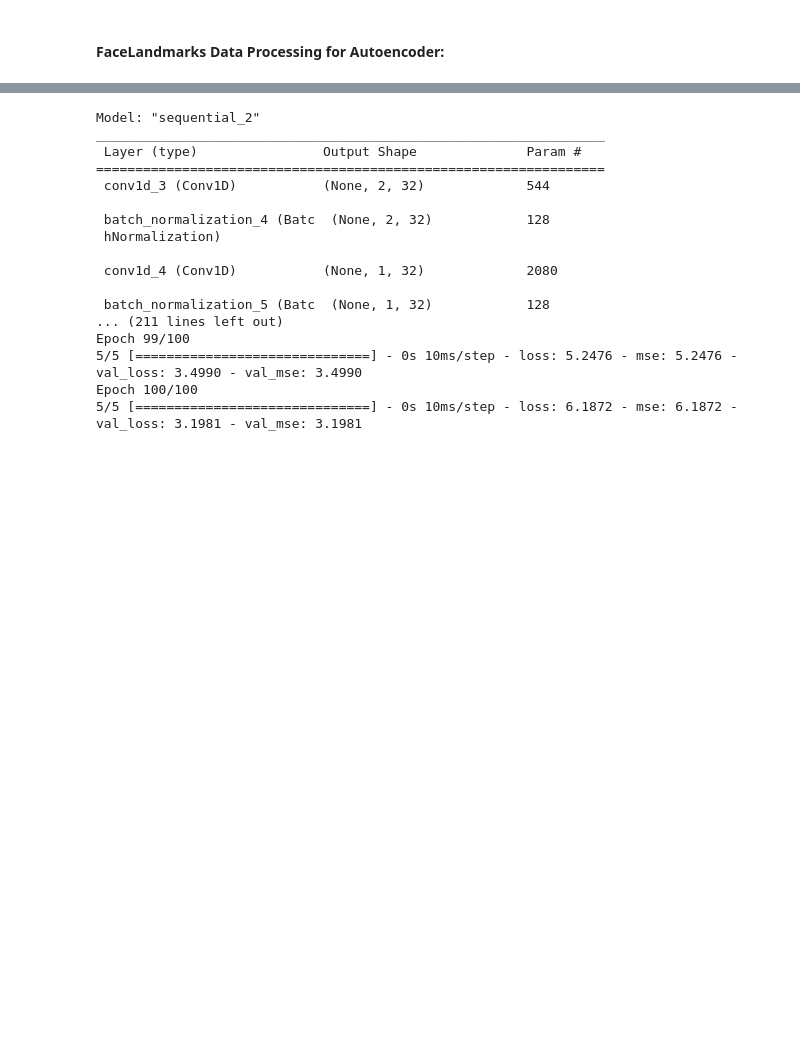
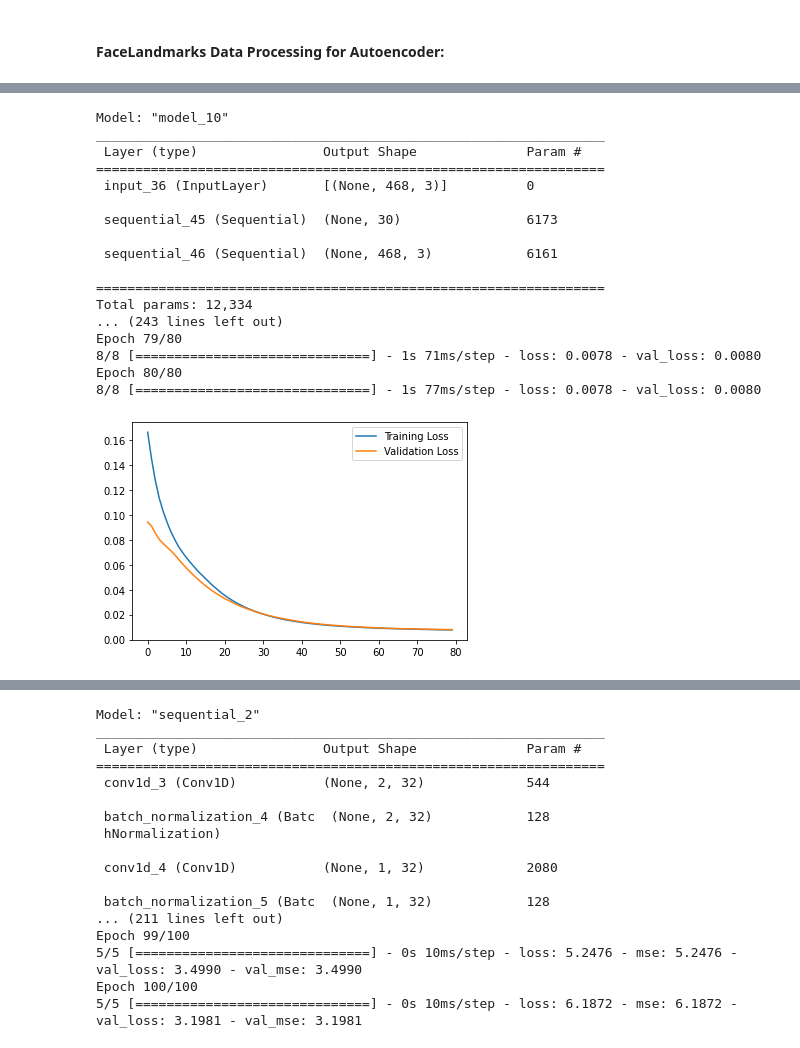
Before and after one commit to drbz-zhou/MoCaPose, a Jupyter notebook: Face/Mocapaci_DataProcessing.ipynb, the cells around one changed output, grey strips where cells are left out. Drawn from its saved outputs; the diff is of its cells as text; code cells hidden in the pictures; blank space fills up the shorter version.

```diff
--- a/Face/Mocapaci_DataProcessing.ipynb
+++ b/Face/Mocapaci_DataProcessing.ipynb
@@ -318 +315,79 @@ Epoch 80/80
+# %%
+#1D-CNN Autoencoder (Latent Space = Flaten Vector):
+
+# Parameters:
+dropoutrate = 0.2
+kernel_size = 3
+encoded_dim = 15
+
+#Build Encoder.
+encoder_vector = Sequential([
+Conv1D(filters = 10, kernel_size = kernel_size, activation='relu', padding='same', kernel_initializer = "he_uniform", input_shape= (total_instances_trans.shape[1], total_instances_trans.shape[2])),
+MaxPooling1D(3),
+BatchNormalization(),
+Dropout(dropoutrate),
+Conv1D(filters = 20, kernel_size = kernel_size, activation='relu', padding='same', kernel_initializer = "he_uniform"),
+MaxPooling1D(3),
+BatchNormalization(),
+Dropout(dropoutrate),
+Conv1D(filters = 40, kernel_size = kernel_size, activation='relu', padding='same', kernel_initializer = "he_uniform"),
+MaxPooling1D(2),
+BatchNormalization(),
+Dropout(dropoutrate),
+Conv1D(filters = 3, kernel_size = kernel_size, activation='leaky_relu', padding='same', kernel_initializer = "he_uniform"),
+Flatten(),
+Dense(encoded_dim, activation='relu', kernel_initializer = "he_uniform"),
+])
+
+#Build Decoder.
+decoder_vector = Sequential ([
+Dense(78, activation='relu', kernel_initializer = "he_uniform", input_shape=(encoded_dim,)),
+Reshape((26,3)),
+Conv1D(filters = 40, kernel_size = kernel_size, padding='same', activation='relu', kernel_initializer = "he_uniform"),
+UpSampling1D(2),
+BatchNormalization(),
+Conv1D(filters = 20, kernel_size = kernel_size, padding='same', activation='relu', kernel_initializer = "he_uniform"),
+UpSampling1D(3),
+BatchNormalization(),
+Conv1D(filters=10, kernel_size = kernel_size, padding='same', activation='relu', kernel_initializer = "he_uniform"),
+UpSampling1D(3),
+BatchNormalization(),
+Conv1D(filters=3, kernel_size = 1, padding="same", kernel_initializer = "he_uniform", activation = "sigmoid")
+])
+
+#Merge models to Autoencoder.
+input = Input(shape=(total_instances_trans.shape[1], total_instances_trans.shape[2]))
+output = encoder_vector(input)
+output = decoder_vector(output)
+conv_autoencoder_vector = Model(inputs = input, outputs = output)
+nadam = Nadam(learning_rate=0.001, beta_1=0.9, beta_2=0.999, epsilon=1e-07)
+conv_autoencoder_vector.compile(optimizer=nadam, loss='mse')
+conv_autoencoder_vector.summary()
+conv_autoencoder_vector.layers[1].summary()
+conv_autoencoder_vector.layers[2].summary()
+history = conv_autoencoder_vector.fit(train, train, batch_size=32, epochs=80, validation_split=0.2)
+
+plt.plot(history.history["loss"], label="Training Loss")
+plt.plot(history.history["val_loss"], label="Validation Loss")
+plt.legend()
+plt.show()
+# %% [output]
+Model: "model_10"
+_________________________________________________________________
+ Layer (type)                Output Shape              Param #
+=================================================================
+ input_36 (InputLayer)       [(None, 468, 3)]          0
+
+ sequential_45 (Sequential)  (None, 30)                6173
+
+ sequential_46 (Sequential)  (None, 468, 3)            6161
+
+=================================================================
+Total params: 12,334
+... (243 lines left out)
+Epoch 79/80
+8/8 [==============================] - 1s 71ms/step - loss: 0.0078 - val_loss: 0.0080
+Epoch 80/80
+8/8 [==============================] - 1s 77ms/step - loss: 0.0078 - val_loss: 0.0080
+[figure, added]
 # %%
```
Also changed, not shown: parts of 13 cells of this notebook.
